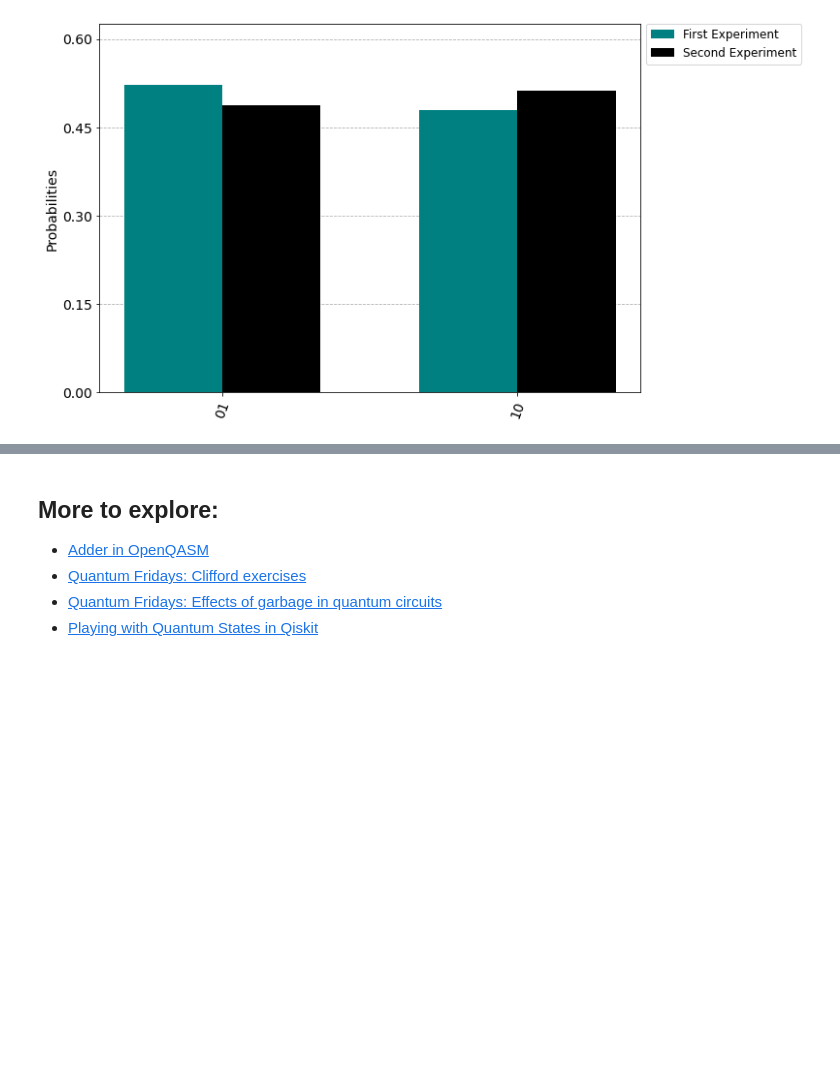
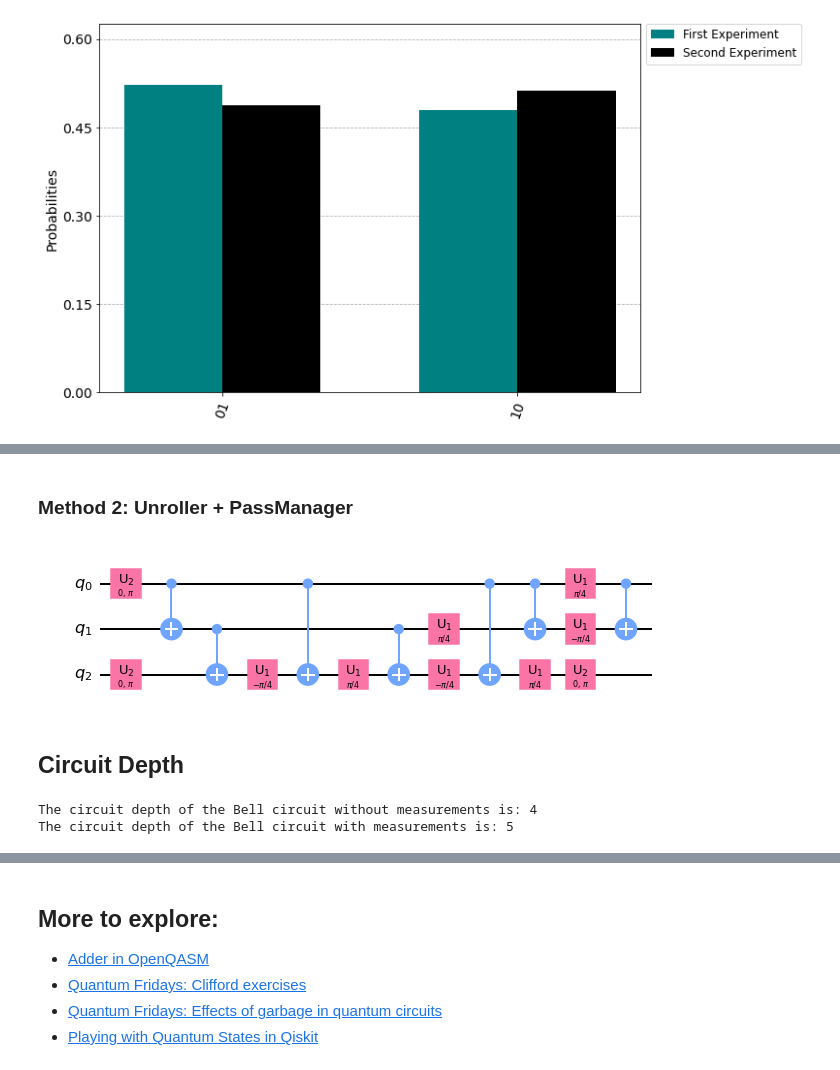
Before and after one commit to quantum-kittens/quantum-computing-basics, a Jupyter notebook: Qiskit_Reference_Guides/Playing_with_Quantum_Circuits_in_Qiskit.ipynb, the cells around one changed output, grey strips where cells are left out. Drawn from its saved outputs; the diff is of its cells as text; code cells hidden in the pictures; blank space fills up the shorter version.

```diff
--- a/Qiskit_Reference_Guides/Playing_with_Quantum_Circuits_in_Qiskit.ipynb
+++ b/Qiskit_Reference_Guides/Playing_with_Quantum_Circuits_in_Qiskit.ipynb
@@ -328,0 +352,21 @@ plot_histogram([counts, counts_2], legend = legend, color = ['teal', 'black'], f
+# %% [markdown]
+### Method 2: Unroller + PassManager
+# %%
+from qiskit.transpiler import PassManager
+from qiskit.transpiler.passes import Unroller
+
+gates_pass = Unroller(['u1', 'u2', 'u3', 'cx']) #play around with this
+pm = PassManager(gates_pass)
+pm.run(qc_ghz).draw('mpl')
+# %% [output]
+[figure, added]
+# %% [markdown]
+## Circuit Depth
+# %%
+print('The circuit depth of the Bell circuit without measurements is: ' + str(qc_bell.depth()))
+
+#Qiskit counts the measurements in the depth calculation:
+print('The circuit depth of the Bell circuit with measurements is: ' + str(qc_bell_measure.depth()))
+# %% [output]
+The circuit depth of the Bell circuit without measurements is: 4
+The circuit depth of the Bell circuit with measurements is: 5
```
Also changed, not shown: parts of 10 cells of this notebook.
